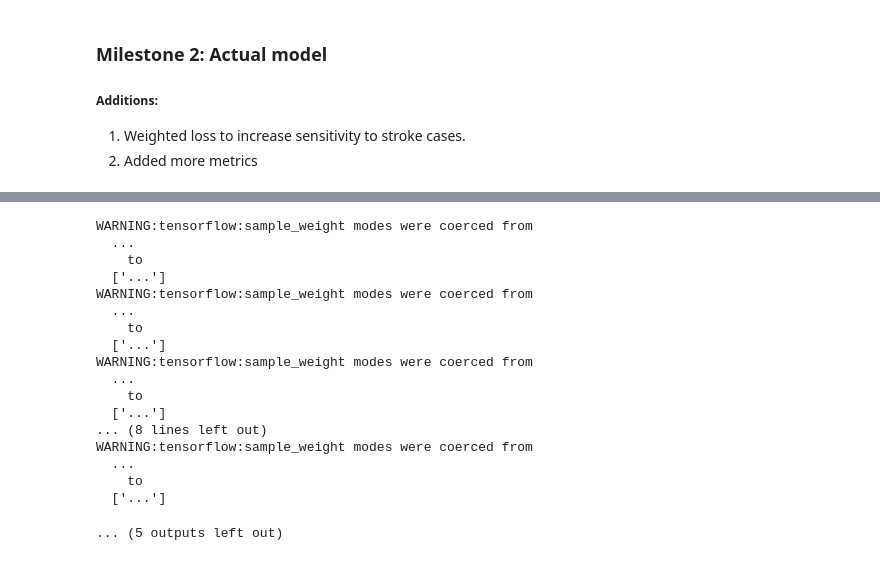
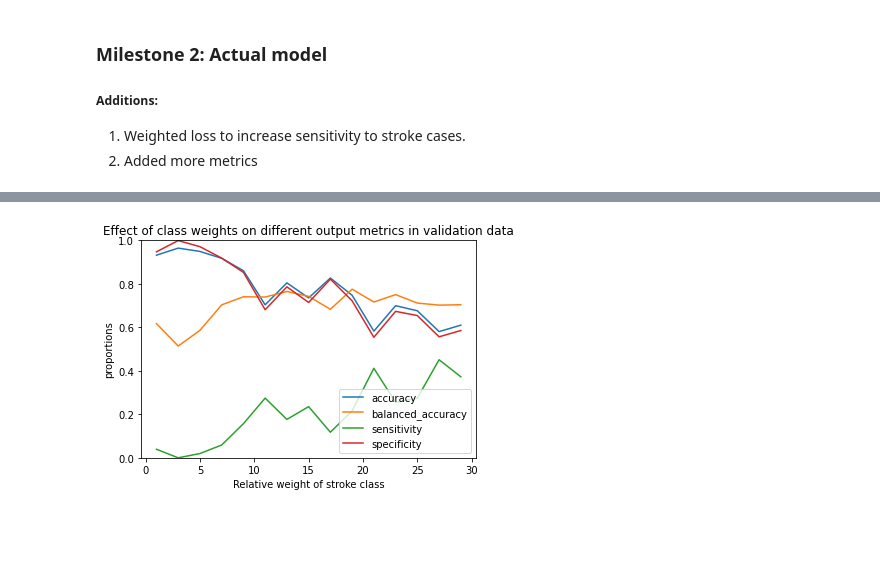
Before and after one commit to koenc100/Project-AI-minor, a Jupyter notebook: code/deep neural network.ipynb, the cells around one changed output, grey strips where cells are left out. Cells and saved outputs as stored; diff of their text form; code cells hidden in the pictures; blank space fills up the shorter version.

```diff
--- a/code/deep neural network.ipynb
+++ b/code/deep neural network.ipynb
@@ -266,34 +268,39 @@ confusion matrix:
 # %%
-# Test different loss weights and plot accuracy and sensitivity (average over 3 runs)
+# Test different class weights and plot accuracy and sensitivity
+# For now, ignore the warning.
 
-# For some reason
-
-accuracies_test = []
-sensitivities_test = []
+accuracies_val = []
+sensitivities_val = []
+balanced_accuracies_val = []
+specificities_val = []
 for i in tqdm(range(1, 30, 2)):
     # Train and predict
-    accuracy_sum = 0
-    sensitivity_sum = 0
-    for i in range(3):
-        predictions_train, predictions_test, history = train_and_predict(model, train_data,
-                                                                train_labels, test_data, test_labels,
-                                                                epochs=30, verbose=0, plot=False,
-                                                                loss_weight=i)
-        # metrics
-        accuracy_test, balanced_accuracy_test = get_metrics(test_labels, predictions_test, verbose=False)
-        conmat = confusion_matrix(test_labels, predictions_test)
-        sensitivity = conmat[1,1] / sum(conmat[1,:])
+    predictions_train, predictions_val, history = train_and_predict(model, train_data,
+                                                          train_labels, val_data, val_labels,
+                                                          epochs=30, verbose=0, plot=False,
+                                                          class_weight=i)
 
-        accuracy_sum = accuracy_sum + accuracy_test
-        sensitivity_sum = sensitivity_sum + sensitivity
+    # metrics
+    accuracy_val, balanced_accuracy_val = get_metrics(val_labels, predictions_val, verbose=False)
+    conmat = confusion_matrix(test_labels, predictions_val)
+    sensitivity = conmat[1,1] / sum(conmat[1,:])
+    specificity = conmat[0,0] / sum(conmat[0,:])
 
-    accuracies_test.append(accuracy_sum / 3)
-    sensitivities_test.append(sensitivity_sum / 3)
+    accuracies_val.append(accuracy_val)
+    balanced_accuracies_val.append(balanced_accuracy_val)
+    sensitivities_val.append(sensitivity)
+    specificities_val.append(specificity)
 
-plt.plot(range(1,30,2), accuracies_test)
-plt.plot(range(1,30,2), sensitivities_test)
+## Plot metrics over  class weights.
+
+plt.plot(range(1,30,2), accuracies_val)
+plt.plot(range(1,30,2), balanced_accuracies_val)
+plt.plot(range(1,30,2), sensitivities_val)
+plt.plot(range(1,30,2), specificities_val)
 plt.ylim(0, 1)
-plt.ylabel('accuracy, sensitivity')
-plt.legend(['accuracy', 'sensitivity'])
+plt.title('Effect of class weights on different output metrics in validation data')
+plt.ylabel('proportions')
+plt.xlabel('Relative weight of stroke class')
+plt.legend(['accuracy', 'balanced_accuracy', 'sensitivity', 'specificity'])
 plt.show()
 # %% [output]
@@ -487,18 +307 @@ WARNING:tensorflow:sample_weight modes were coerced from
-WARNING:tensorflow:sample_weight modes were coerced from
-  ...
-    to
-  ['...']
-WARNING:tensorflow:sample_weight modes were coerced from
-  ...
-    to
-  ['...']
-WARNING:tensorflow:sample_weight modes were coerced from
-  ...
-    to
-  ['...']
-... (8 lines left out)
-WARNING:tensorflow:sample_weight modes were coerced from
-  ...
-    to
-  ['...']
-... (5 outputs left out)
+[figure, added]
```
Also changed, not shown: parts of 4 cells of this notebook, 2 other files.
